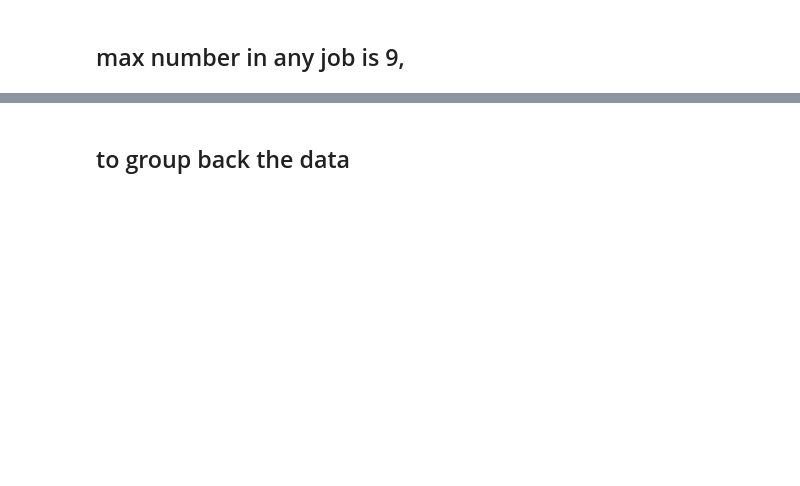
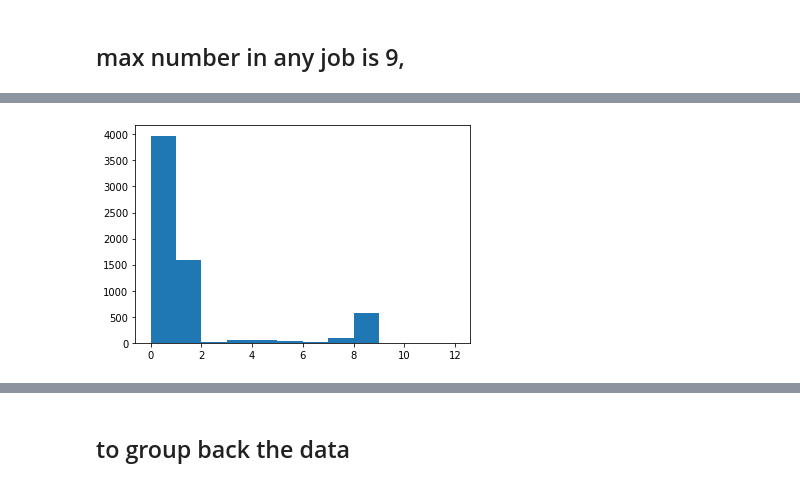
Before and after one commit to jguerrae/bootcamps, a Jupyter notebook: Procesamiento de base manual/6_clustering_history.ipynb, the cells around one changed output, grey strips where cells are left out. Drawn from its saved outputs; the diff is of its cells as text; code cells hidden in the pictures; blank space fills up the shorter version.

```diff
--- a/Procesamiento de base manual/6_clustering_history.ipynb
+++ b/Procesamiento de base manual/6_clustering_history.ipynb
@@ -169,16 +211,31 @@ for index in range(0,len(result)):
     boot_year = int(boot_year) if not type(boot_year) ==str  and not math.isnan(boot_year)  else float("nan")
     total_jobs = len(job_history_prof)
     job_vectors = []
-    print(type(boot_year)== str,boot_year, )
+    print(index)
     for i in range(0,total_jobs):
-        if "start" in job_history_prof[i] and "job_title" in job_history_prof[i] and boot_year and not math.isnan(boot_year) and not type(boot_year) ==str and job_history_prof[i]["start"]>=int(boot_year):
+        if ("start" in job_history_prof[i] and "job_title" in job_history_prof[i] and boot_year and not math.isnan(boot_year) and not type(boot_year) ==str and job_history_prof[i]["start"]>=int(boot_year)):
 
             job_title = job_history_prof[i]["job_title"]
-            print(job_title,len(job_title))
+            job_title_en = translateString(job_title,"en")
+            cleaned = cleaning(job_title_en)
+            #print(job_title, len(job_title))
             nVectors = [np.zeros(DIMENTION_DIC)]
-            if len(job_title) > 0:
-                nVectors  = [ getVectorWord(embeddings_dict,word) for word in job_title.split()]
+            if len(cleaned) > 0:
+                nVectors  = [ getVectorWord(embeddings_dict,word) for word in cleaned]
             sumVector = np.add.reduce(nVectors)
+            job_vectors.append(sumVector)
+            profilesVectorPlain.append(sumVector)
+
+        elif (not "start" in job_history_prof[i] and "job_title" in job_history_prof[i] and  type(job_history_prof[i]["job_title"]) ==str):
+            job_title = job_history_prof[i]["job_title"]
+            job_title_en = translateString(job_title,"en")
+            cleaned = cleaning(job_title_en)
+            #print(cleaned, len(cleaned))
+            nVectors = [np.zeros(DIMENTION_DIC)]
+            if len(cleaned) > 0:
+                nVectors  = [ getVectorWord(embeddings_dict,word) for word in cleaned]
+            sumVector = np.add.reduce(nVectors)
+            #print( len(sumVector))
             job_vectors.append(sumVector)
             profilesVectorPlain.append(sumVector)
         else:
@@ -229,0 +285,13 @@ print(find_closest_embeddings(profilesVectorPlain[1])[:9])
+# %%
+newVector = []
+index = 0
+for vec in profilesVectorPlain:
+    print(index)
+    try:
+        lenght = len(vec)
+        newVector.append(vec)
+        #print(index, len(vec), len(newVector))
+    except:
+        newVector.append(np.zeros(DIMENTION_DIC))
+        print(vec)
+    index +=1
@@ -231,11 +317,11 @@ print(find_closest_embeddings(profilesVectorPlain[1])[:9])
 TOTAL_CLUSTERS = 12
 #TOTAL_CLUSTERS = 4
 dicC = {}
-clusterTotal = np.zeros(len(profilesVectorPlain))
+clusterTotal = np.zeros(len(newVector))
 
 related_words = ["software","development","engineer","web","developers","developer","engineering","technical","java","computer","microsoft","technology","programmer"]
 for clust in range(2, TOTAL_CLUSTERS+1):
-    kmeans = KMeans(n_clusters=clust, random_state=0).fit(profilesVectorPlain)
+    kmeans = KMeans(n_clusters=clust, random_state=0).fit(newVector)
     labels = kmeans.labels_
     relatedArray = []
     for index in range(0,len(kmeans.cluster_centers_)):
@@ -280,3 +366,8 @@ print(np.max(clusterTotal))
+# %%
+n, bins, patches = P.hist(clusterTotal,bins=[0,1,2,3,4,5,6,7,8,9,10,11,12])
+P.show()
+# %% [output]
+[figure, added]
 # %%
 
 n, bins, patches = P.hist(clusterTotal,bins=[0,1,2,3,4,5,6,7,8,9,10,11,12])
```
Also changed, not shown: parts of 20 cells of this notebook, 10 other files.
